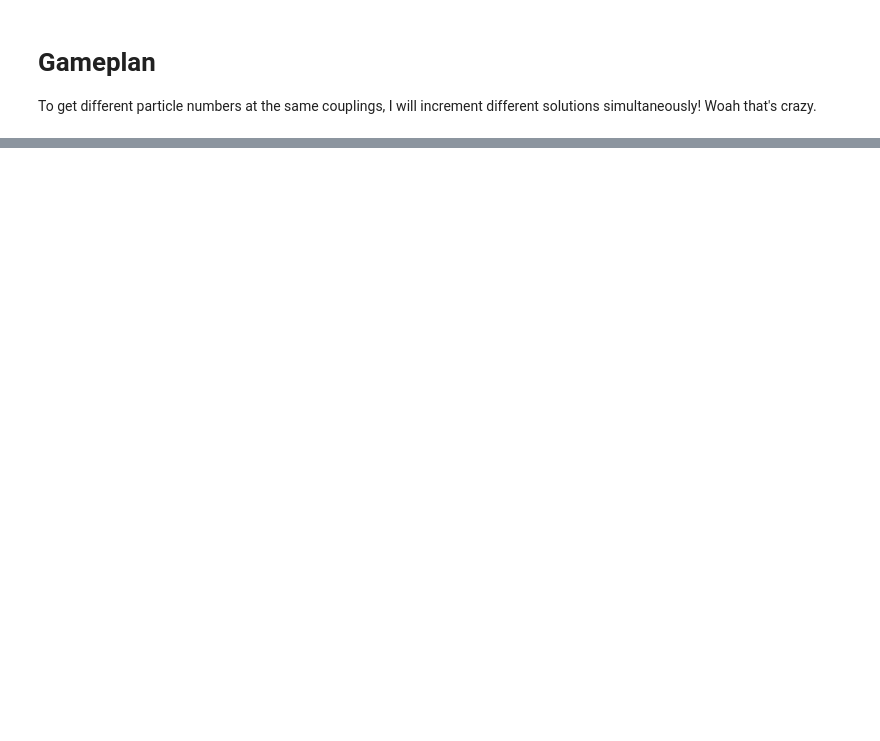
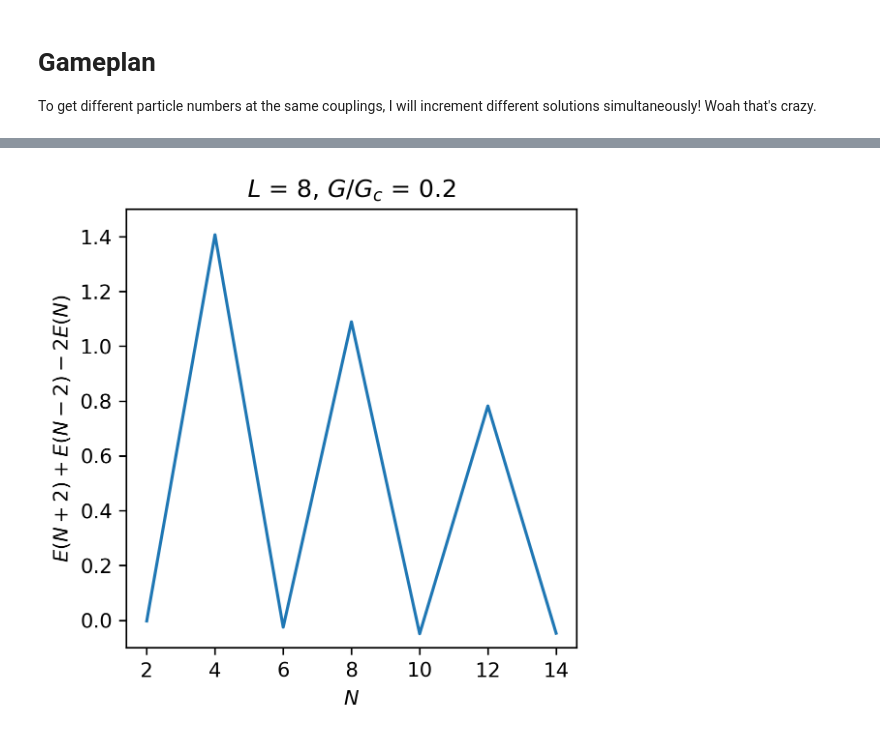
Before and after one commit to wholdhus/so5-richardson-gaudin, a Jupyter notebook: gaps_n_thngs.ipynb, the cells around one changed output, grey strips where cells are left out. Cells and saved outputs as stored; diff of their text form; code cells hidden in the pictures; blank space fills up the shorter version.

```diff
--- a/gaps_n_thngs.ipynb
+++ b/gaps_n_thngs.ipynb
@@ -9,10 +9,10 @@ import matplotlib.pyplot as plt
 import pandas as pd
 
 
-l = 10
+l = 16
 L = 2*l
 print('Ns:')
-Ns = np.arange(2, 4*l, 2)
+Ns = np.arange(2, l+4, 2)
 print(Ns)
 k = np.arange(1, 2*l+1, 2)*0.5*np.pi/l
 Gc = 1./np.sum(k)
@@ -21,6 +21,8 @@ g0 = .1*dg
 imk = .1*g0
 imv = .1*g0
 
+Gf = .2*Gc
+
 gs = np.arange(g0, G_to_g(.2*Gc, k), dg)
 qs = np.arange(1/gs[-1], 1/G_to_g(1.2*Gc, k), -10*dg)
 print(len(gs))
@@ -33,8 +35,10 @@ Ns:
 # %%
-def bootstrap_g0_multi(L, g0, kc, imscale_v):
+def bootstrap_g0_multi(L, g0, kc, imscale_v, final_N=None):
     vs = np.zeros(L)
 
     Ns = np.arange(2, 4*L, 2)
+    if final_N is not None:
+        Ns = np.arange(2, final_N+2, 2)
     Ne = Ns[-1]//2
     sols = [None for N in Ns]
     for i, N in enumerate(Ns):
@@ -120,7 +124,8 @@ print(kim)
 kc = np.concatenate((k, kim))
 skip = 10
 
-Ns = np.arange(2, 4*l, 2)
+final_N = l+2
+Ns = np.arange(2, final_N+2, 2)
 print(Ns)
 prev_sols = [None for N in Ns]
 energies = np.zeros((len(gs//skip), len(Ns)))
@@ -130,7 +135,7 @@ ers = np.zeros((len(gs//skip), len(Ns)))
 for gi, g in enumerate(gs):
     print('')
     if g == gs[0]:
-        prev_sols, Ns = bootstrap_g0_multi(l, g, kc, imscale_v=imv)
+        prev_sols, Ns = bootstrap_g0_multi(l, g, kc, imscale_v=imv, final_N=final_N)
     else:
         print('g = {}'.format(g))
         g_prev = gs[gi-1]
@@ -173,3 +193,26 @@ plt.plot(Ns, final_energies)
+# %%
+# plt.plot(Ns, final_energies)
+plt.figure(figsize=(4,4), dpi=300)
+gaps = np.zeros(len(Ns))
+G = g_to_G(gs[-1], k)
+for Ni, N in enumerate(Ns):
+    if Ni == 0:
+        em1 = -3*G*np.sum(k**2)
+    else:
+        em1 = final_energies[Ni-1]
+    if N == 4*l:
+        ep1 = 4*np.sum(k)-3*G*np.sum(k**2)-4*G*(np.sum(k))**2
+    else:
+        ep1 = final_energies[Ni+1]
+    gaps[Ni] = (ep1+em1 - 2*final_energies[Ni])
+plt.plot(Ns, gaps)
+plt.ylim(-0.1, 1.5)
+plt.xlabel('$N$')
+plt.ylabel('$E(N+2)+E(N-2)-2E(N)$')
+plt.title('$L$ = {}, $G/G_c$ = {}'.format(L, 0.2))
+plt.savefig('quad_gaps_low_g_L_{}.png'.format(L))
+# %% [output]
+[figure, added]
 # %%
 print(np.shape(gs))
 print(np.shape(ers))
```
Also changed, not shown: parts of 5 cells of this notebook, 1 other file.
